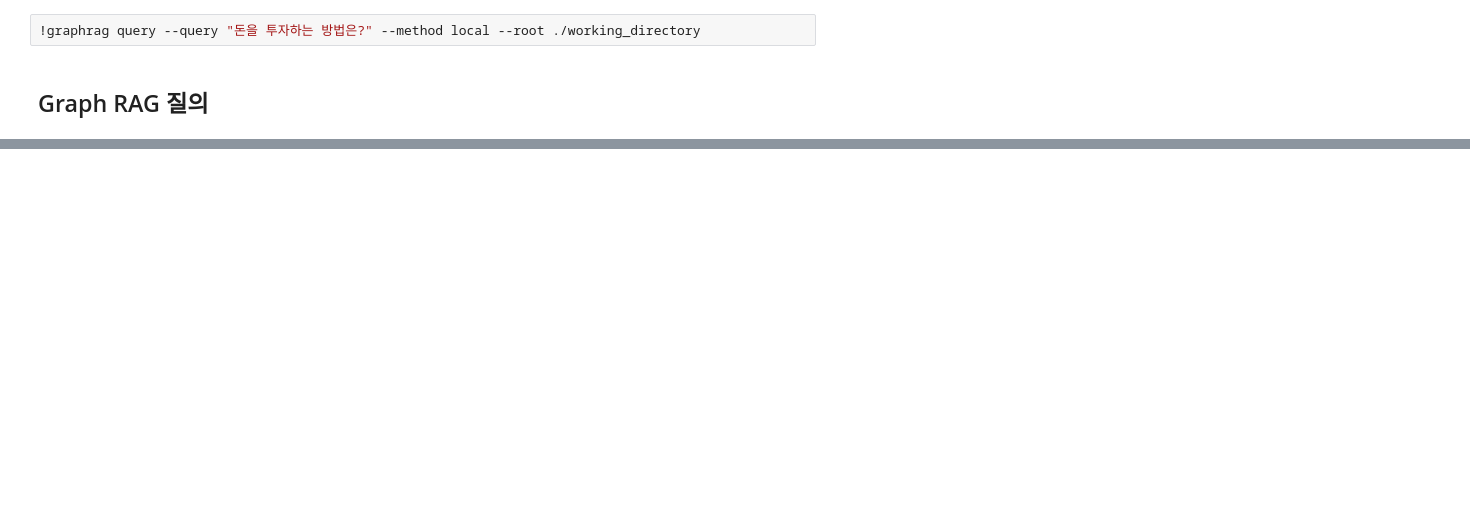
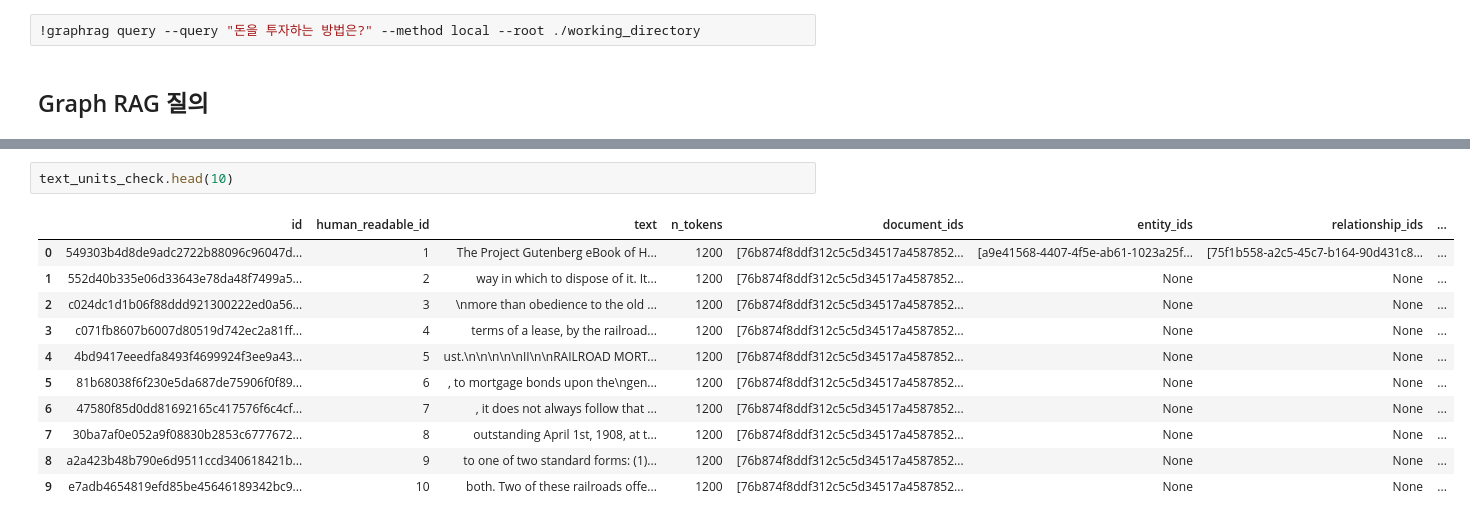
Before and after one commit to jinhyeook/Study-log, a Jupyter notebook: Study_LLM/Chapter05.ipynb, the cells around one changed output, grey strips where cells are left out. Saved outputs shown, nothing was run; the diff lists cells and outputs as text; blank space fills up the shorter version.

```diff
--- a/Study_LLM/Chapter05.ipynb
+++ b/Study_LLM/Chapter05.ipynb
@@ -112,0 +535,14 @@ I am sorry but I am unable to answer this question given the provided data.
+# %%
+text_units_check.head(10)
+# %% [output]
+|  | id | human_readable_id | text | n_tokens | document_ids | entity_ids | relationship_ids | ... |
+| 0 | 549303b4d8de9adc2722b88096c96047d... | 1 | ﻿The Project Gutenberg eBook of H... | 1200 | [76b874f8ddf312c5c5d34517a4587852... | [a9e41568-4407-4f5e-ab61-1023a25f... | [75f1b558-a2c5-45c7-b164-90d431c8... | ... |
+| 1 | 552d40b335e06d33643e78da48f7499a5... | 2 | way in which to dispose of it. It... | 1200 | [76b874f8ddf312c5c5d34517a4587852... | None | None | ... |
+| 2 | c024dc1d1b06f88ddd921300222ed0a56... | 3 | \nmore than obedience to the old ... | 1200 | [76b874f8ddf312c5c5d34517a4587852... | None | None | ... |
+| 3 | c071fb8607b6007d80519d742ec2a81ff... | 4 | terms of a lease, by the railroad... | 1200 | [76b874f8ddf312c5c5d34517a4587852... | None | None | ... |
+| 4 | 4bd9417eeedfa8493f4699924f3ee9a43... | 5 | ust.\n\n\n\n\nII\n\nRAILROAD MORT... | 1200 | [76b874f8ddf312c5c5d34517a4587852... | None | None | ... |
+| 5 | 81b68038f6f230e5da687de75906f0f89... | 6 | , to mortgage bonds upon the\ngen... | 1200 | [76b874f8ddf312c5c5d34517a4587852... | None | None | ... |
+| 6 | 47580f85d0dd81692165c417576f6c4cf... | 7 | , it does not always follow that ... | 1200 | [76b874f8ddf312c5c5d34517a4587852... | None | None | ... |
+| 7 | 30ba7af0e052a9f08830b2853c6777672... | 8 | outstanding April 1st, 1908, at t... | 1200 | [76b874f8ddf312c5c5d34517a4587852... | None | None | ... |
+| 8 | a2a423b48b790e6d9511ccd340618421b... | 9 | to one of two standard forms: (1)... | 1200 | [76b874f8ddf312c5c5d34517a4587852... | None | None | ... |
+| 9 | e7adb4654819efd85be45646189342bc9... | 10 | both. Two of these railroads offe... | 1200 | [76b874f8ddf312c5c5d34517a4587852... | None | None | ... |
```
Also changed, not shown: parts of 20 cells of this notebook, 2 other files.
